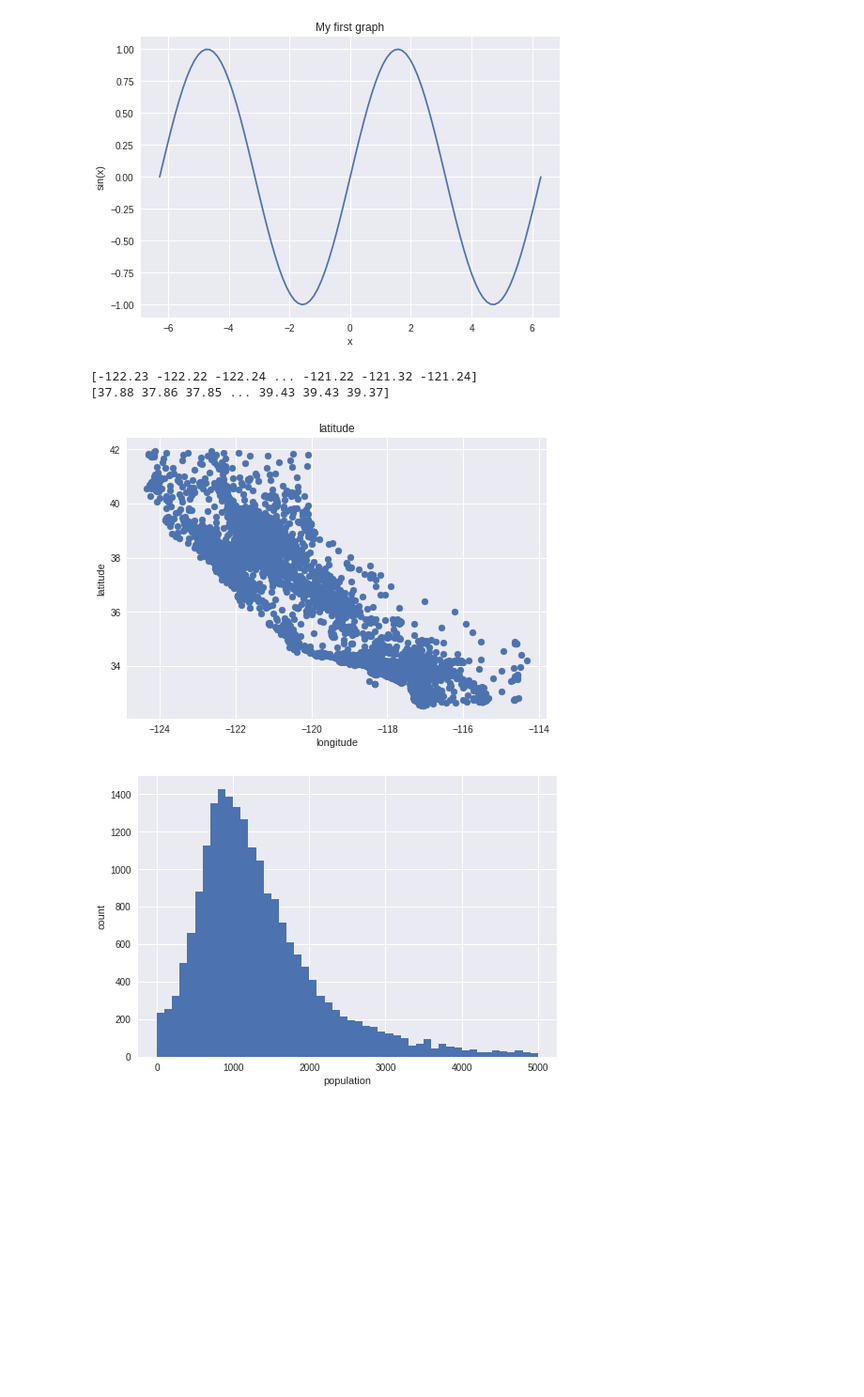
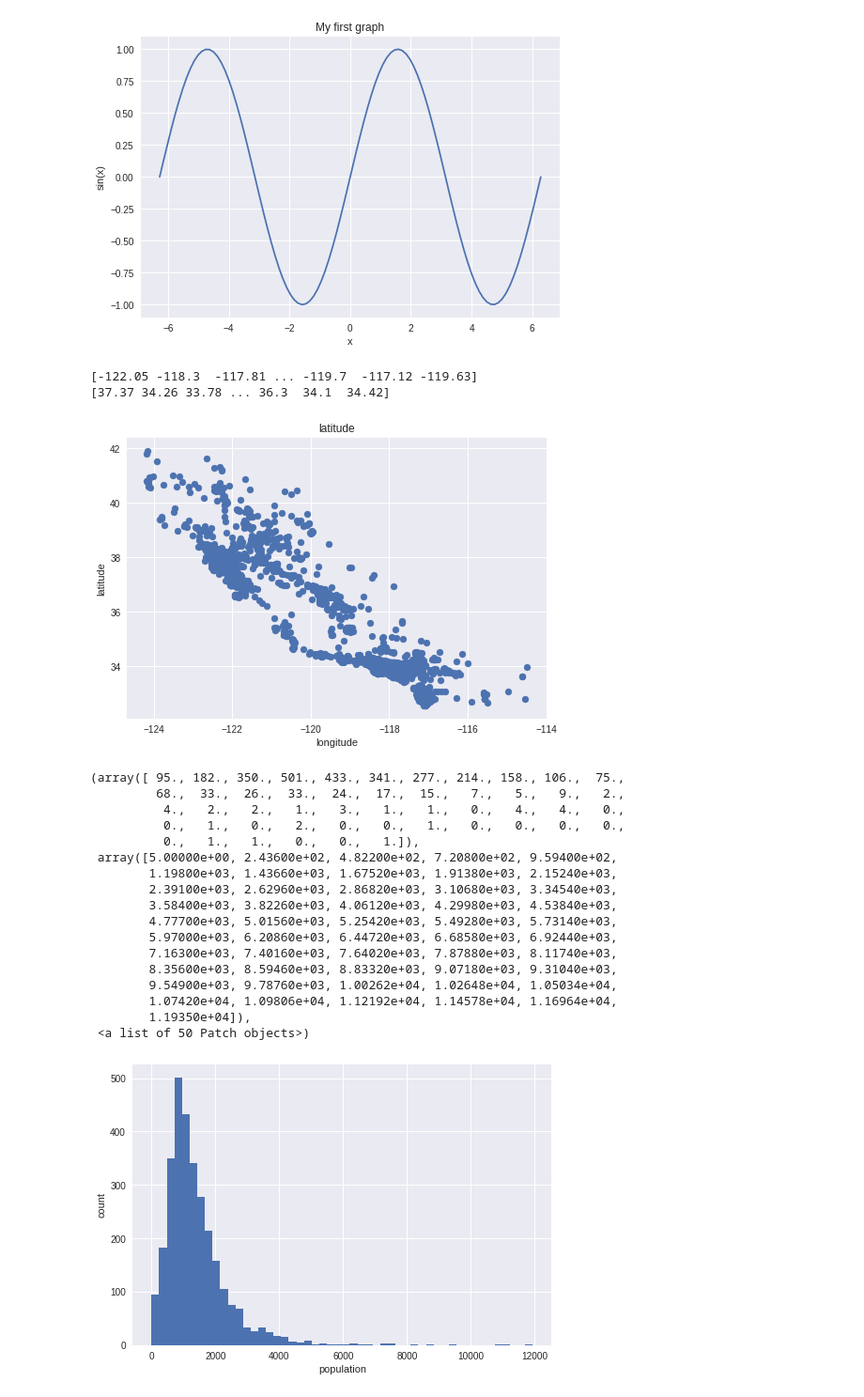
Before and after one commit to MatchLab-Imperial/deep-learning-course, a Jupyter notebook: week01_part2_Python.ipynb, the cells around one changed output. Shown at 94% size. Saved outputs shown, nothing was run; the diff lists cells and outputs as text; code cells hidden in the pictures; blank space fills up the shorter version.

```diff
--- a/week01_part2_Python.ipynb
+++ b/week01_part2_Python.ipynb
@@ -455,6 +187,7 @@ plt.show()
 # %%
 # Scatter.
-housing = pd.read_csv("housing.csv").as_matrix()
+import pandas as pd
+housing=pd.read_csv("example.csv",header=None).as_matrix()
 x=housing[:,0]
 y=housing[:,1]
 print(x)
@@ -465,15 +198,31 @@ plt.ylabel('latitude')
 plt.title('latitude')
 plt.show()
 # %% [output]
-[-122.23 -122.22 -122.24 ... -121.22 -121.32 -121.24]
-[37.88 37.86 37.85 ... 39.43 39.43 39.37]
+[-122.05 -118.3  -117.81 ... -119.7  -117.12 -119.63]
+[37.37 34.26 33.78 ... 36.3  34.1  34.42]
-[figure, old version]
+[figure, new version]
 # %%
-# Plot histograms
-population = housing[:,5].astype(int)
+# Plot histograms.
+population=housing[:,5]
 plt.xlabel('population')
 plt.ylabel('count')
-plt.hist(population, bins=50, range=(0, 5000))
-plt.show()
+plt.hist(population,bins=50)
 # %% [output]
+(array([ 95., 182., 350., 501., 433., 341., 277., 214., 158., 106.,  75.,
+         68.,  33.,  26.,  33.,  24.,  17.,  15.,   7.,   5.,   9.,   2.,
+          4.,   2.,   2.,   1.,   3.,   1.,   1.,   0.,   4.,   4.,   0.,
+          0.,   1.,   0.,   2.,   0.,   0.,   1.,   0.,   0.,   0.,   0.,
+          0.,   1.,   1.,   0.,   0.,   1.]),
+ array([5.00000e+00, 2.43600e+02, 4.82200e+02, 7.20800e+02, 9.59400e+02,
+        1.19800e+03, 1.43660e+03, 1.67520e+03, 1.91380e+03, 2.15240e+03,
+        2.39100e+03, 2.62960e+03, 2.86820e+03, 3.10680e+03, 3.34540e+03,
+        3.58400e+03, 3.82260e+03, 4.06120e+03, 4.29980e+03, 4.53840e+03,
+        4.77700e+03, 5.01560e+03, 5.25420e+03, 5.49280e+03, 5.73140e+03,
+        5.97000e+03, 6.20860e+03, 6.44720e+03, 6.68580e+03, 6.92440e+03,
+        7.16300e+03, 7.40160e+03, 7.64020e+03, 7.87880e+03, 8.11740e+03,
+        8.35600e+03, 8.59460e+03, 8.83320e+03, 9.07180e+03, 9.31040e+03,
+        9.54900e+03, 9.78760e+03, 1.00262e+04, 1.02648e+04, 1.05034e+04,
+        1.07420e+04, 1.09806e+04, 1.12192e+04, 1.14578e+04, 1.16964e+04,
+        1.19350e+04]),
+ <a list of 50 Patch objects>)
-[figure, old version]
+[figure, new version]
```
Also changed, not shown: parts of 78 cells of this notebook.
